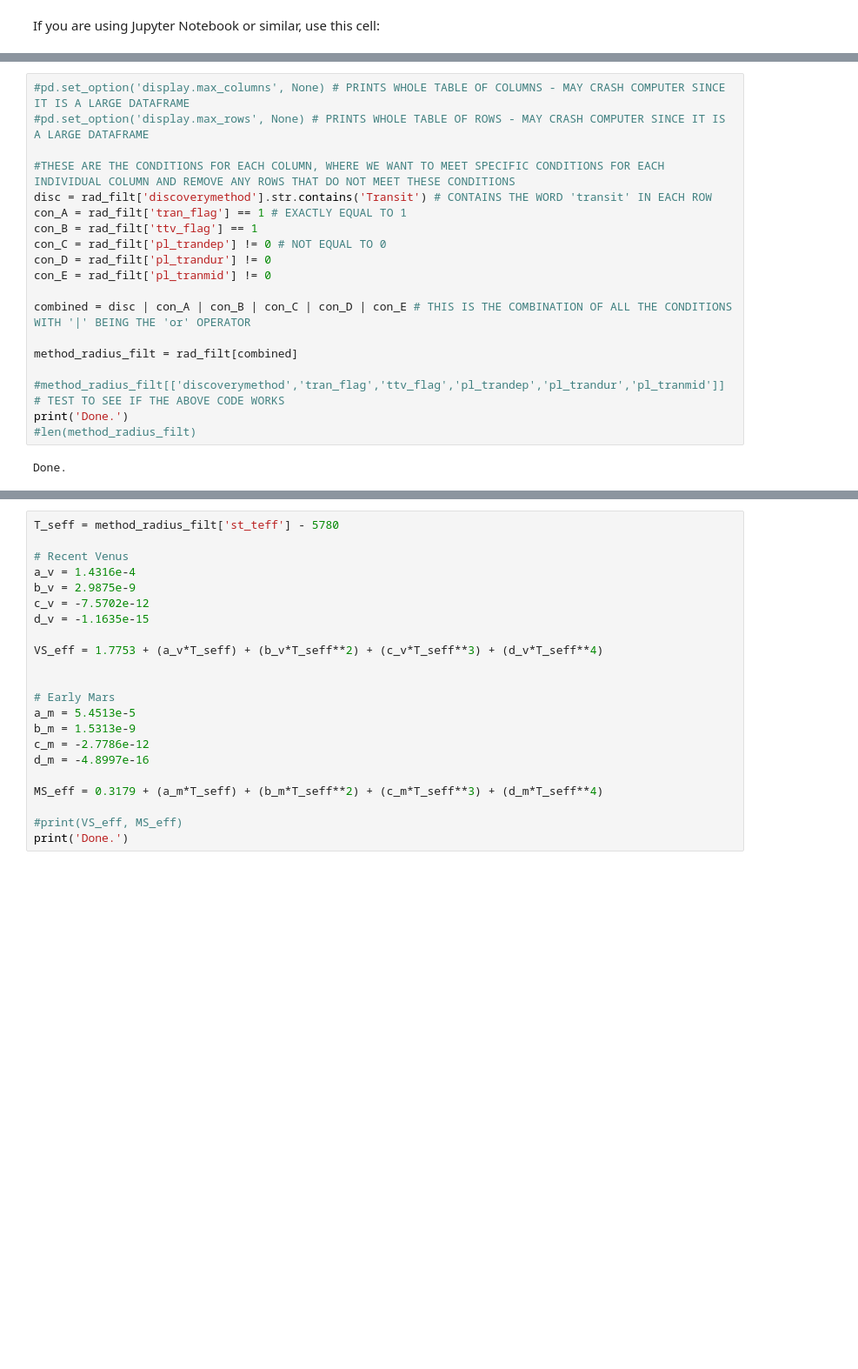
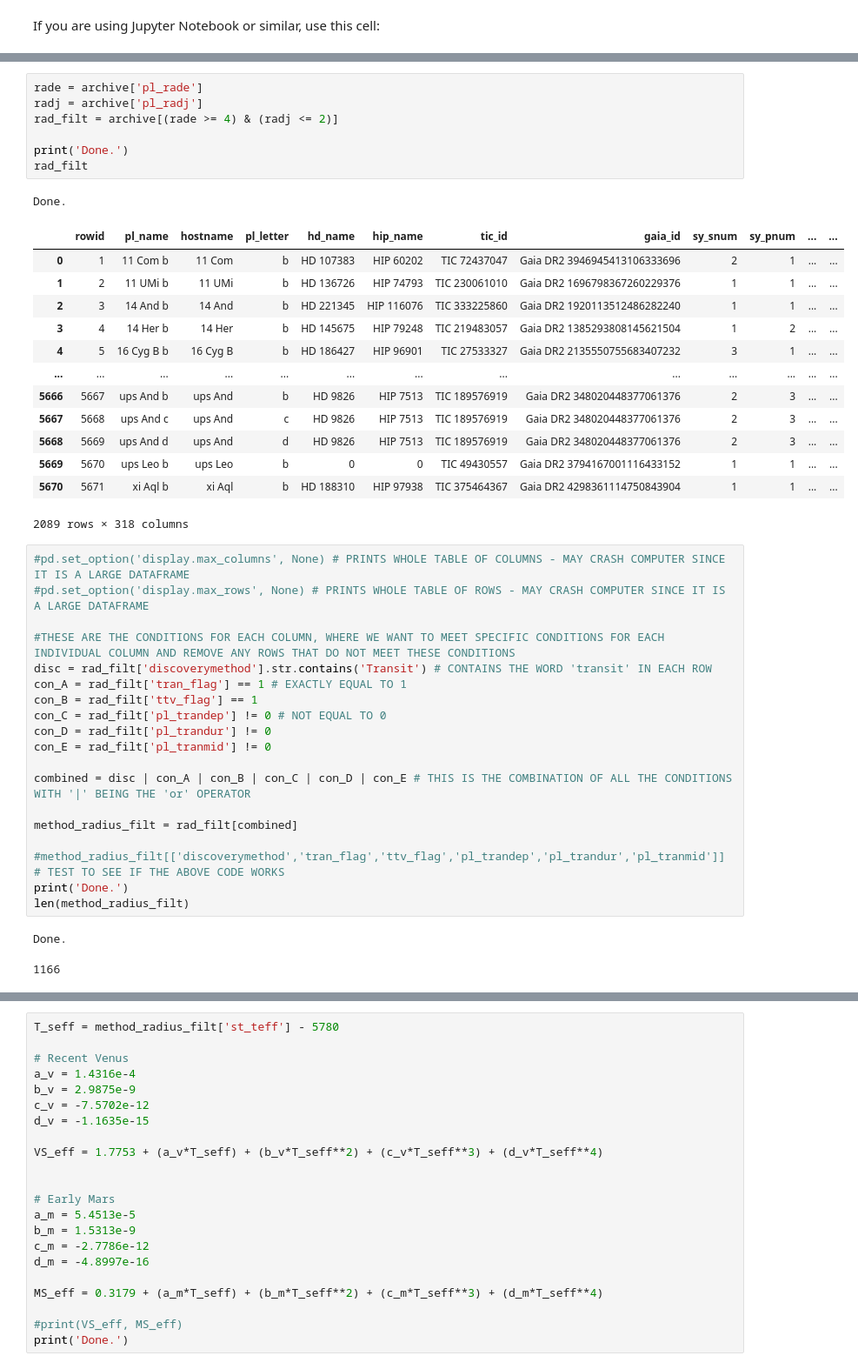
Before and after one commit to liamhall64/Habitable-Exomoons-2, a Jupyter notebook: Exomoon_Code_MK2_Cold_Gas_Giants.ipynb, the cells around one changed output, grey strips where cells are left out. Shown: that part at 87% size. Cells and saved outputs as stored; diff of their text form; blank space fills up the shorter version.

```diff
--- a/Exomoon_Code_MK2_Cold_Gas_Giants.ipynb
+++ b/Exomoon_Code_MK2_Cold_Gas_Giants.ipynb
@@ -46,3 +47,25 @@ rad_filt = archive[(rade >= 0.5) & (rade <= 2)] # KEEPS ROWS THAT HAVE RADIUS BE
+# %%
+rade = archive['pl_rade']
+radj = archive['pl_radj']
+rad_filt = archive[(rade >= 4) & (radj <= 2)]
+
+print('Done.')
+rad_filt
+# %% [output]
+Done.
+|  | rowid | pl_name | hostname | pl_letter | hd_name | hip_name | tic_id | gaia_id | sy_snum | sy_pnum | ... | ... |
+| 0 | 1 | 11 Com b | 11 Com | b | HD 107383 | HIP 60202 | TIC 72437047 | Gaia DR2 3946945413106333696 | 2 | 1 | ... | ... |
+| 1 | 2 | 11 UMi b | 11 UMi | b | HD 136726 | HIP 74793 | TIC 230061010 | Gaia DR2 1696798367260229376 | 1 | 1 | ... | ... |
+| 2 | 3 | 14 And b | 14 And | b | HD 221345 | HIP 116076 | TIC 333225860 | Gaia DR2 1920113512486282240 | 1 | 1 | ... | ... |
+| 3 | 4 | 14 Her b | 14 Her | b | HD 145675 | HIP 79248 | TIC 219483057 | Gaia DR2 1385293808145621504 | 1 | 2 | ... | ... |
+| 4 | 5 | 16 Cyg B b | 16 Cyg B | b | HD 186427 | HIP 96901 | TIC 27533327 | Gaia DR2 2135550755683407232 | 3 | 1 | ... | ... |
+| ... | ... | ... | ... | ... | ... | ... | ... | ... | ... | ... | ... | ... |
+| 5666 | 5667 | ups And b | ups And | b | HD 9826 | HIP 7513 | TIC 189576919 | Gaia DR2 348020448377061376 | 2 | 3 | ... | ... |
+| 5667 | 5668 | ups And c | ups And | c | HD 9826 | HIP 7513 | TIC 189576919 | Gaia DR2 348020448377061376 | 2 | 3 | ... | ... |
+| 5668 | 5669 | ups And d | ups And | d | HD 9826 | HIP 7513 | TIC 189576919 | Gaia DR2 348020448377061376 | 2 | 3 | ... | ... |
+| 5669 | 5670 | ups Leo b | ups Leo | b | 0 | 0 | TIC 49430557 | Gaia DR2 3794167001116433152 | 1 | 1 | ... | ... |
+| 5670 | 5671 | xi Aql b | xi Aql | b | HD 188310 | HIP 97938 | TIC 375464367 | Gaia DR2 4298361114750843904 | 1 | 1 | ... | ... |
+2089 rows × 318 columns
 # %%
 #pd.set_option('display.max_columns', None) # PRINTS WHOLE TABLE OF COLUMNS - MAY CRASH COMPUTER SINCE IT IS A LARGE DATAFRAME
 #pd.set_option('display.max_rows', None) # PRINTS WHOLE TABLE OF ROWS - MAY CRASH COMPUTER SINCE IT IS A LARGE DATAFRAME
@@ -61,7 +84,8 @@ method_radius_filt = rad_filt[combined]
 
 #method_radius_filt[['discoverymethod','tran_flag','ttv_flag','pl_trandep','pl_trandur','pl_tranmid']] # TEST TO SEE IF THE ABOVE CODE WORKS
 print('Done.')
-#len(method_radius_filt)
+len(method_radius_filt)
 # %% [output]
 Done.
+1166
 # %% [markdown]
```
Also changed, not shown: parts of 14 cells of this notebook.
